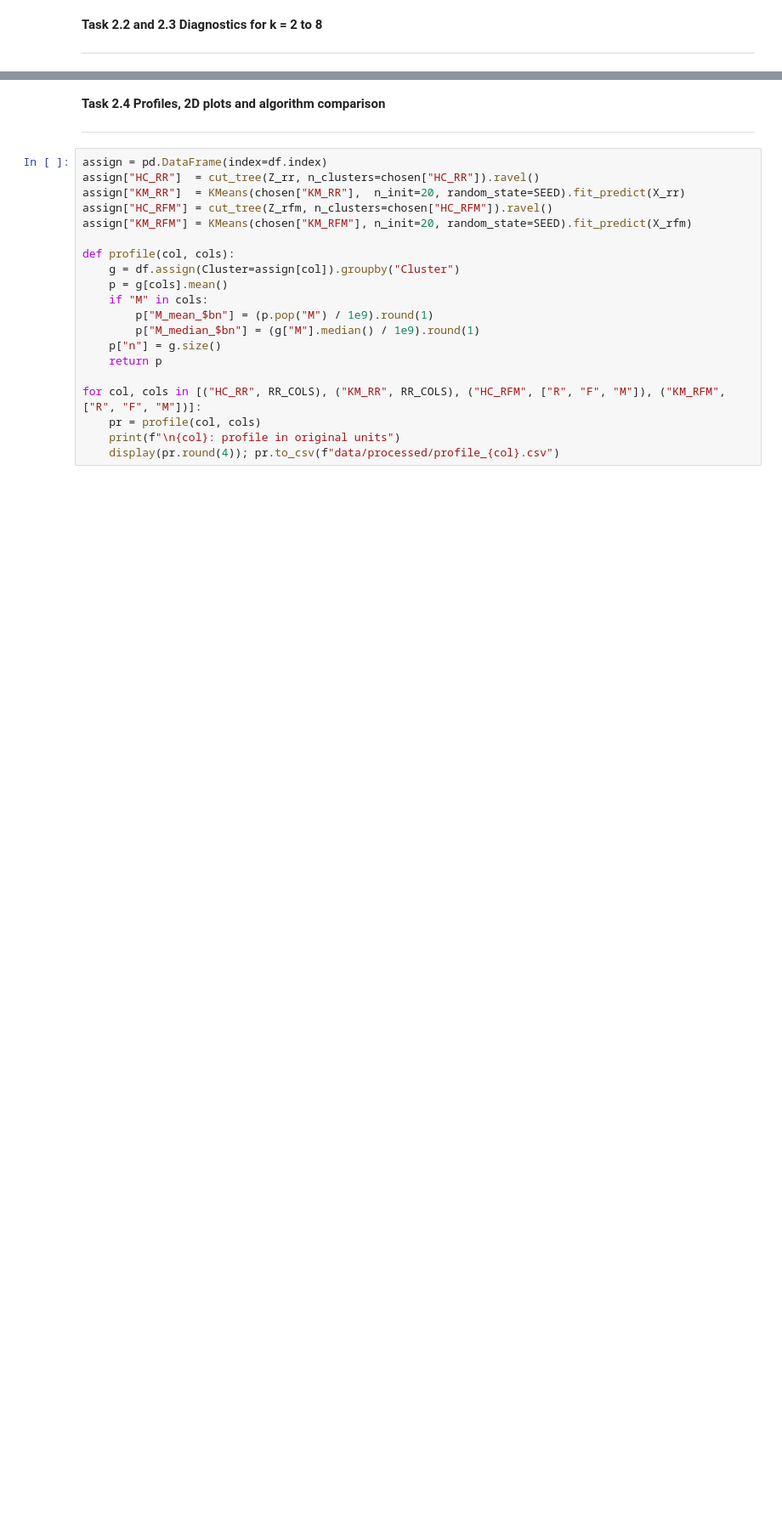
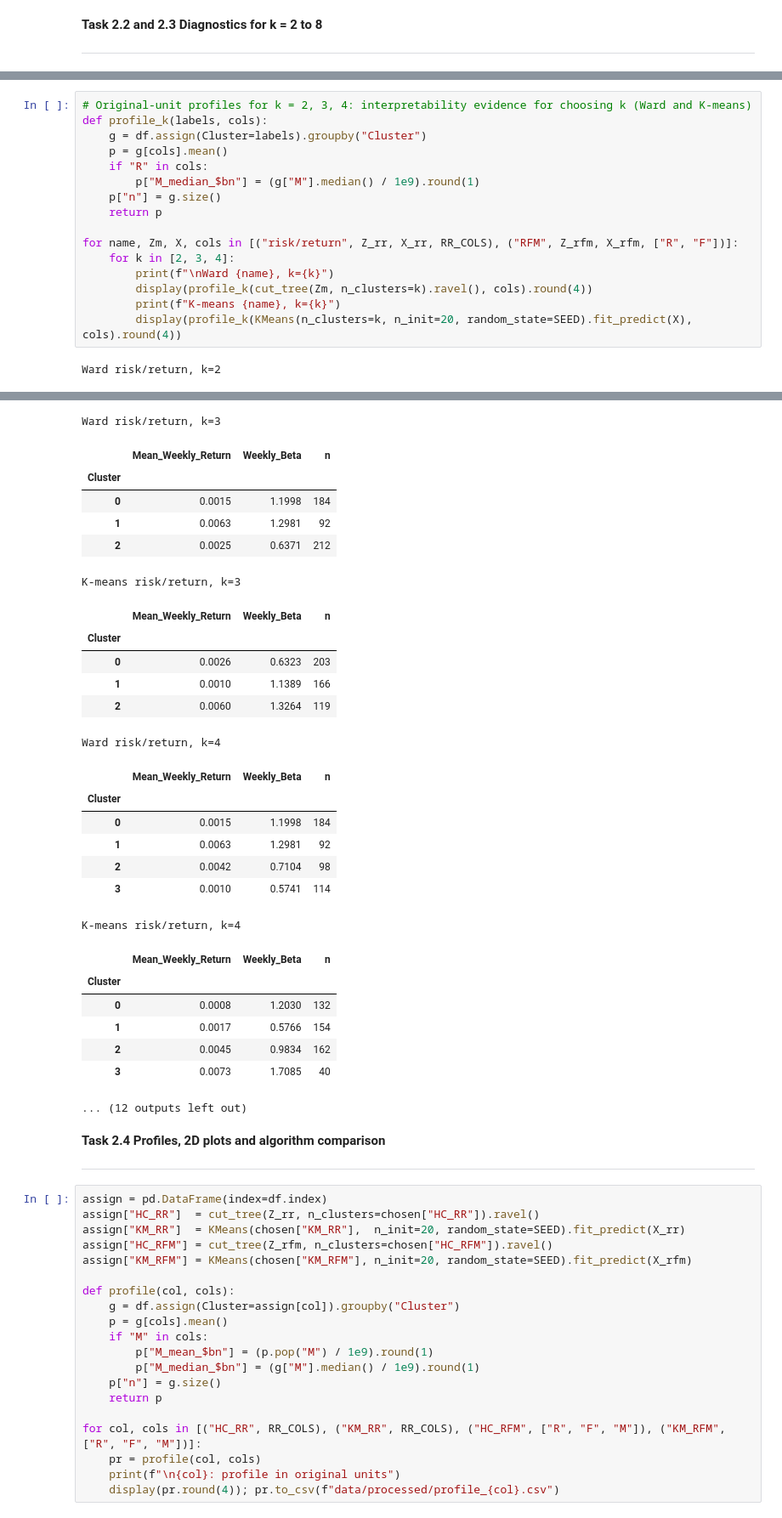
Before and after one commit to Sav200512/sp500-rfm-segmentation-cw, a Jupyter notebook: Task_1_2_and_3_cw_(20232749_W2151870).ipynb, the cells around one changed output, grey strips where cells are left out. Shown at 85% size. Drawn from its saved outputs; the diff is of its cells as text; blank space fills up the shorter version.

Commit message:
edited the clustering codes

```diff
--- a/Task_1_2_and_3_cw_(20232749_W2151870).ipynb
+++ b/Task_1_2_and_3_cw_(20232749_W2151870).ipynb
@@ -738,0 +1155,18 @@ for Zm, name, k in [(Z_rr, "risk/return", chosen["HC_RR"]), (Z_rfm, "RFM", chose
+# %%
+# Original-unit profiles for k = 2, 3, 4: interpretability evidence for choosing k (Ward and K-means)
+def profile_k(labels, cols):
+    g = df.assign(Cluster=labels).groupby("Cluster")
+    p = g[cols].mean()
+    if "R" in cols:
+        p["M_median_$bn"] = (g["M"].median() / 1e9).round(1)
+    p["n"] = g.size()
+    return p
+
+for name, Zm, X, cols in [("risk/return", Z_rr, X_rr, RR_COLS), ("RFM", Z_rfm, X_rfm, ["R", "F"])]:
+    for k in [2, 3, 4]:
+        print(f"\nWard {name}, k={k}")
+        display(profile_k(cut_tree(Zm, n_clusters=k).ravel(), cols).round(4))
+        print(f"K-means {name}, k={k}")
+        display(profile_k(KMeans(n_clusters=k, n_init=20, random_state=SEED).fit_predict(X), cols).round(4))
+# %% [output]
+Ward risk/return, k=2
@@ -739,3 +1182,30 @@ for Zm, name, k in [(Z_rr, "risk/return", chosen["HC_RR"]), (Z_rfm, "RFM", chose
+Ward risk/return, k=3
+|  | Mean_Weekly_Return | Weekly_Beta | n |
+| Cluster |  |  |  |
+| 0 | 0.0015 | 1.1998 | 184 |
+| 1 | 0.0063 | 1.2981 | 92 |
+| 2 | 0.0025 | 0.6371 | 212 |
+K-means risk/return, k=3
+|  | Mean_Weekly_Return | Weekly_Beta | n |
+| Cluster |  |  |  |
+| 0 | 0.0026 | 0.6323 | 203 |
+| 1 | 0.0010 | 1.1389 | 166 |
+| 2 | 0.0060 | 1.3264 | 119 |
+Ward risk/return, k=4
+|  | Mean_Weekly_Return | Weekly_Beta | n |
+| Cluster |  |  |  |
+| 0 | 0.0015 | 1.1998 | 184 |
+| 1 | 0.0063 | 1.2981 | 92 |
+| 2 | 0.0042 | 0.7104 | 98 |
+| 3 | 0.0010 | 0.5741 | 114 |
+K-means risk/return, k=4
+|  | Mean_Weekly_Return | Weekly_Beta | n |
+| Cluster |  |  |  |
+| 0 | 0.0008 | 1.2030 | 132 |
+| 1 | 0.0017 | 0.5766 | 154 |
+| 2 | 0.0045 | 0.9834 | 162 |
+| 3 | 0.0073 | 1.7085 | 40 |
+... (12 outputs left out)
 # %% [markdown]
 **Task 2.4 Profiles, 2D plots and algorithm comparison**
 
```
Also changed, not shown: parts of 55 cells of this notebook.
